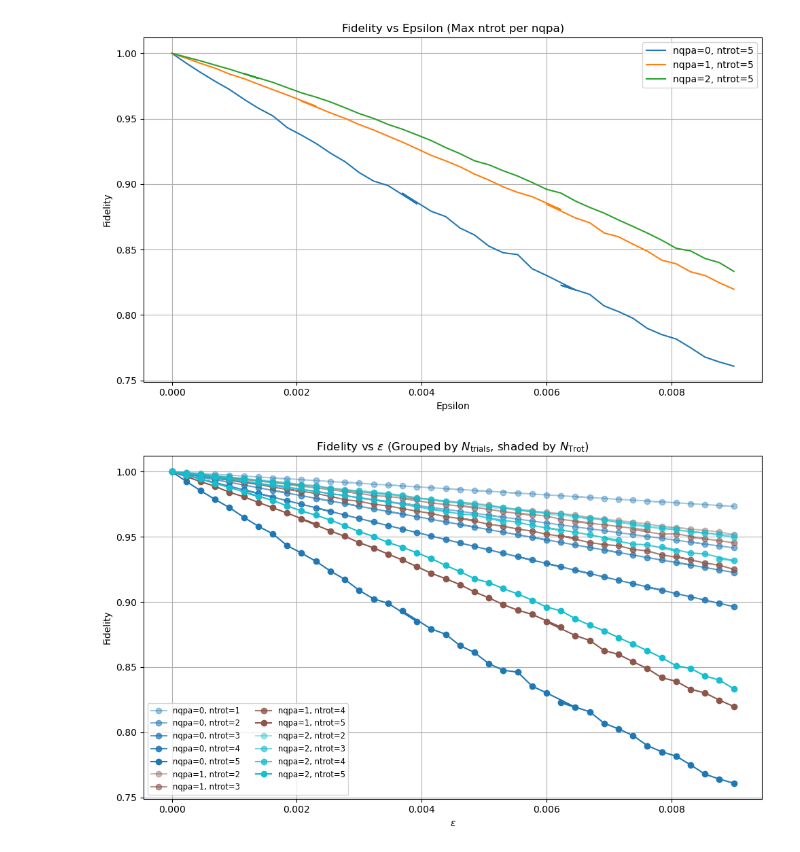
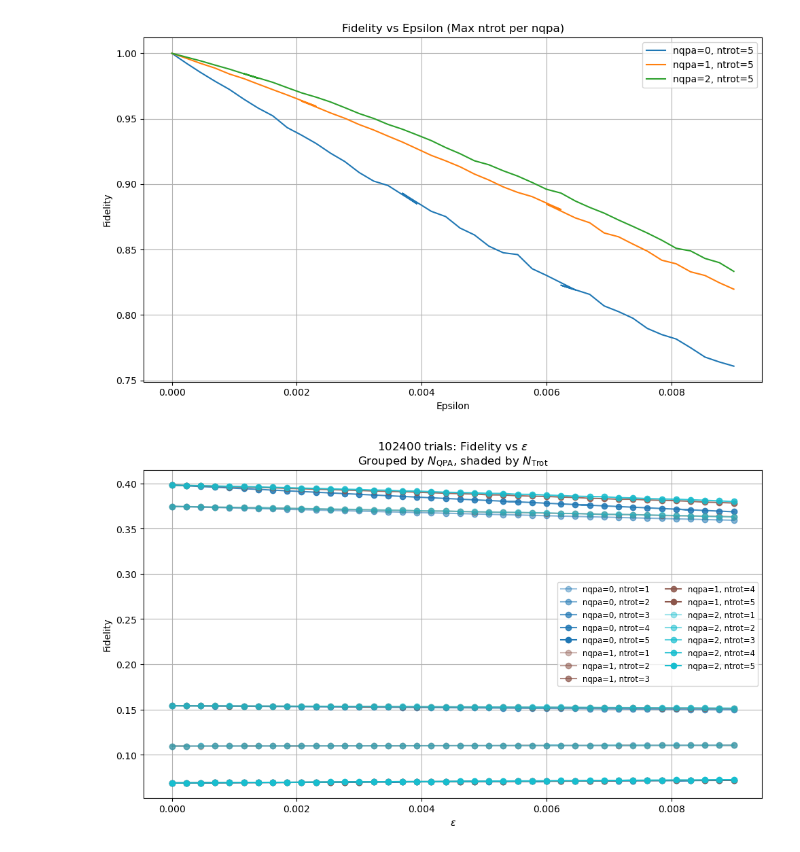
Before and after one commit to qoan-projects/OQPA, a Jupyter notebook: shared_data/analysis.ipynb, the cells around one changed output. Cells and saved outputs as stored; diff of their text form; code cells hidden in the pictures.

```diff
--- a/shared_data/analysis.ipynb
+++ b/shared_data/analysis.ipynb
@@ -54,7 +54,7 @@ import os
 plt.figure(figsize=(10, 6))
 
 # Look for all combined output files
-files = sorted(glob.glob("*_combined.csv"))
+files = sorted(glob.glob("estimation_k3_shots102400_eps0.0-0.009_s40/*_combined.csv"))
 
 # Collect data grouped by nqpa
 grouped = {}
@@ -73,31 +73,31 @@ colormap = cm.get_cmap('tab10', len(nqpas))  # Use tab10 for distinct base color
 
 for idx, nqpa in enumerate(nqpas):
     base_color = colormap(idx)
     norm = mcolors.Normalize(
         vmin=min(ntrot for ntrot, _ in grouped[nqpa]),
         vmax=max(ntrot for ntrot, _ in grouped[nqpa])
     )
 
     for ntrot, file in sorted(grouped[nqpa]):
         df = pd.read_csv(file)
         # We don’t know the exact column name, so we extract the QPA column:
         qpa_col = [col for col in df.columns if col.startswith('QPA_')]
         if qpa_col and 'epsilon' in df.columns:
             y_key = qpa_col[0]
             alpha = 0.4 + 0.6 * norm(ntrot)  # more ntrot = darker
             color = mcolors.to_rgba(base_color, alpha=alpha)
             plt.plot(df['epsilon'], df[y_key], marker='o',
                      color=color,
                      label=f'nqpa={nqpa}, ntrot={ntrot}')
         else:
             print(f"Skipping {file} — missing epsilon or QPA column")
 
 plt.xlabel('$\epsilon$')
 plt.ylabel('Fidelity')
 plt.title('102400 trials: Fidelity vs $\epsilon$\nGrouped by $N_\\mathrm{QPA}$, shaded by $N_\\mathrm{Trot}$')
 plt.grid(True)
 plt.tight_layout()
 plt.legend(ncol=2, fontsize='small')
 plt.show()
 # %% [output]
-[figure, old version]
+[figure, new version]
```
